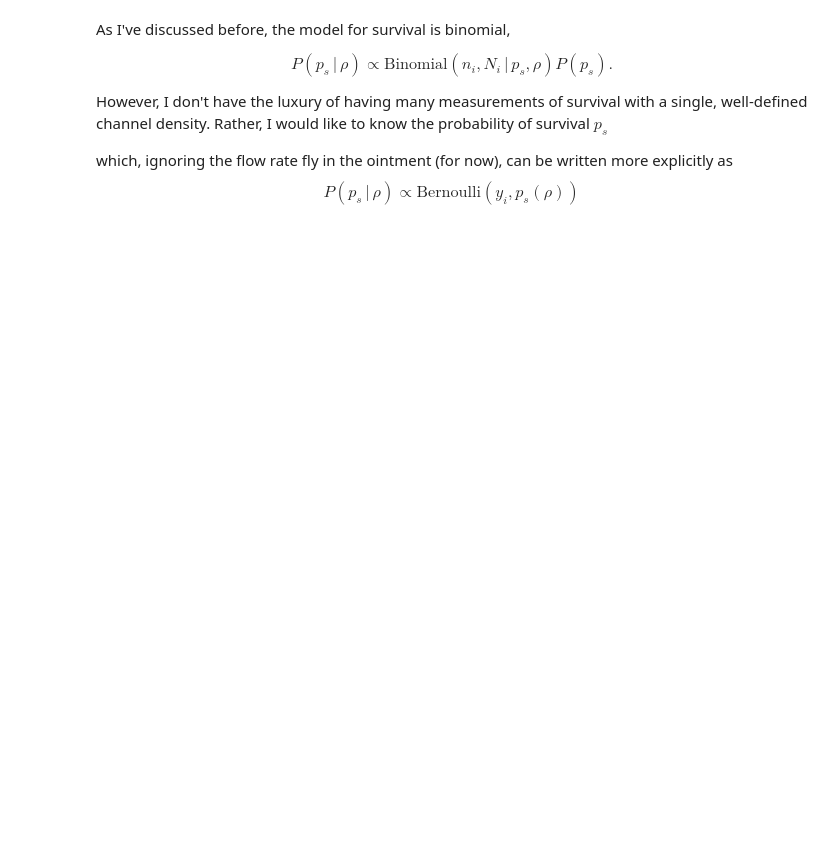
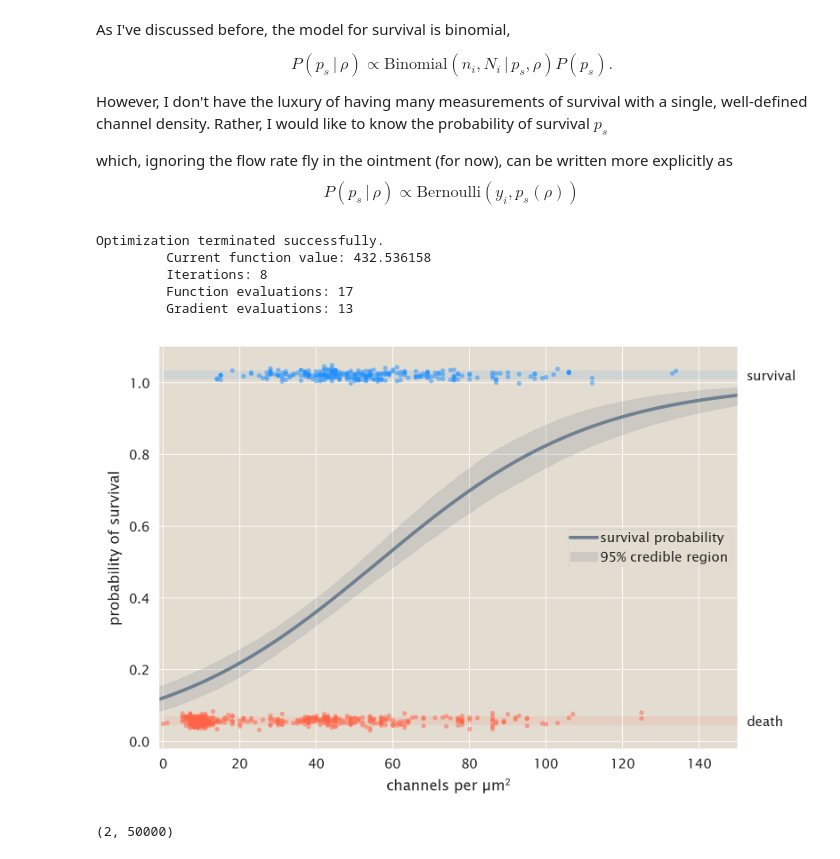
Before and after one commit to RPGroup-PBoC/mscl_survival, a Jupyter notebook: code/analysis.ipynb, the cells around one changed output. Cells and saved outputs as stored; diff of their text form; code cells hidden in the pictures; blank space fills up the shorter version.

```diff
--- a/code/analysis.ipynb
+++ b/code/analysis.ipynb
@@ -361,25 +335,66 @@ $$
 # %%
 model = pm.Model()
 with model:
-    beta_0 = pm.Normal('b_0', mu=0, sd=10)
-    beta_1 = pm.Normal('b_1', mu=0, sd=10)
+    beta_0 = pm.Normal('b_0', mu=0, sd=20, testval=-2)
+    beta_1 = pm.Normal('b_1', mu=0, sd=20, testval=0)
 
     rho = shock_data['channel_density'].values
     mu = beta_0 + beta_1 * rho
-    like = pm.Bernoulli('like', p=logit(mu), observed=shock_data['survival'].values.astype(int))
+    like = pm.Bernoulli('like', p=mscl.theano_logistic(mu), observed=shock_data['survival'].values.astype(int))
 
     # Sample the distribution.
+    start = pm.find_MAP(model=model)
     step = pm.Metropolis()
-    burn = pm.sample(draws=100000, step=step, njobs=None)
+    burn = pm.sample(draws=10000, start=start, step=step, njobs=None)
     step = pm.Metropolis()
-    trace = pm.sample(draws=10000, start=burn[-1], step=step)
-    df = pm.trace_to_dataframe(trace)
-    hpd = pd.DataFrame(pm.stats.hpd(trace))
+    trace = pm.sample(draws=50000, start=burn[-1], step=step, njobs=None)
+    df = mscl.trace_to_df(trace,  model=model)
+    stats = mscl.compute_mcmc_statistics(df)
+# %% [output]
+Optimization terminated successfully.
+         Current function value: 432.536158
+         Iterations: 8
+         Function evaluations: 17
+         Gradient evaluations: 13
-# %%
-df = trace_to_df(trace, model=model)
-# stats = compute_mcmc_statistics(df)
-mode = np.argmax(df['logp'])
-mode = df.iloc[mode]
+# %%
+# Compute the credible region.
+var = np.linspace(-1, 150, 500)
+cred_region = np.zeros((2, len(var)))
+for i, v in enumerate(var):
+    mu = df['b_0'].values + df['b_1'].values * v
+    prob = (1 + np.exp(-mu))**-1
+    cred_region[:, i] = mscl.hpd(prob, mass_frac=0.95)
+# %%
+theo_mu = stats['b_0'][0] + stats['b_1'][0] *  var
+prob = (1 + np.exp(-theo_mu))**-1
+grouped = shock_data.groupby('survival')
+
+fig, ax = plt.subplots(1,1, figsize=(6, 4))
+ax2 = ax.twinx()
+ax.set_xlabel('channels per µm$^2$')
+ax.set_ylabel('probability of survival')
+ax2.set_yticks([0, 1])
+ax2.hlines(0, 0, 150, color='tomato', alpha=0.1, lw=5)
+ax2.hlines(1, 0, 150, color='dodgerblue', alpha=0.1, lw=5)
+ax2.set_yticklabels(['death', 'survival'])
+ax.set_xlim([-1, 150])
+ax.set_ylim([-0.02, 1.1])
+ax2.grid(False)
+
+# Plot the prediction curve and the credible region.
+_ = ax.plot(var, prob, color='slategray', label='survival probability')
+_ = ax.fill_between(var, cred_region[0, :], cred_region[1, :], color='slategray',
+               alpha=0.2, label='95% credible region')
+
+# Plot the rug of survival.
+for g, d in grouped:
+    ax2.plot(d['channel_density'], d['survival'].astype(int) + np.random.normal(scale=0.01, size=len(d)), color=colors[g],
+           marker='.', alpha=0.5, linestyle='None')
+ax.legend(loc='center right')
+plt.tight_layout()
+plt.savefig('../figs/analysis/logistic_regression_all_data.pdf', bbox_inches='tight')
+# %% [output]
+[figure, added]
 # %%
 rho = np.linspace(0, 200, 500)
 cred_region = np.zeros((2, len(rho)))
@@ -659,0 +405,4 @@ binned_data
+# %%
+np.shape(cred_region)
+# %% [output]
+(2, 50000)
```
Also changed, not shown: parts of 22 cells of this notebook, 3 other files.
